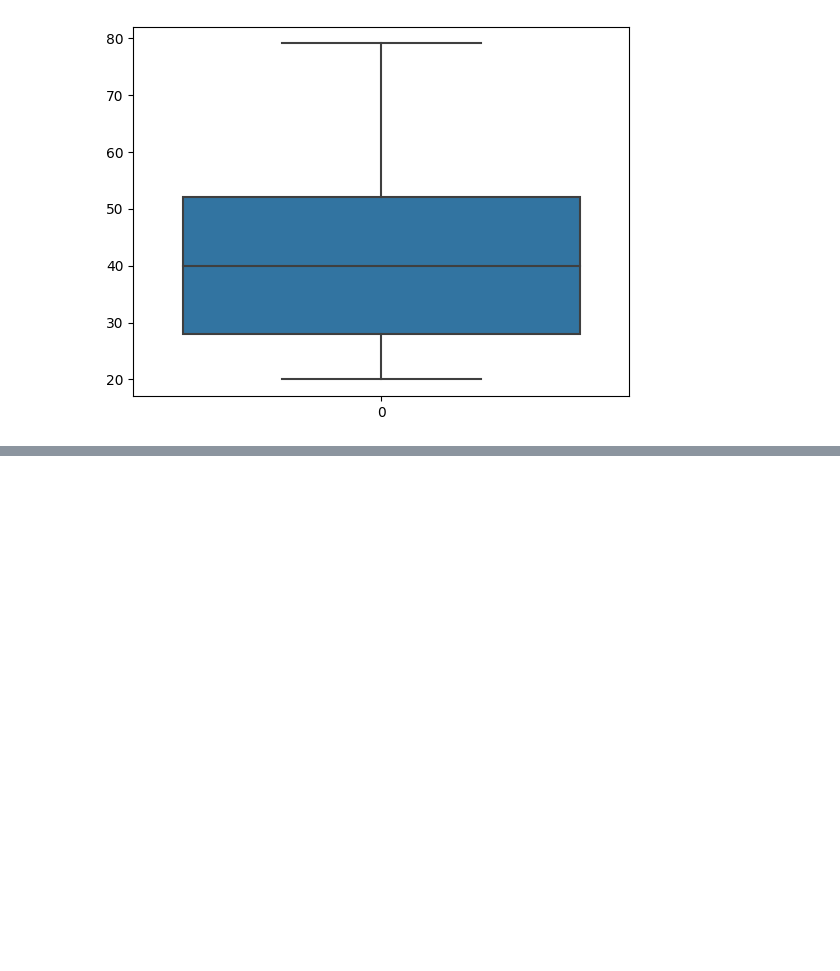
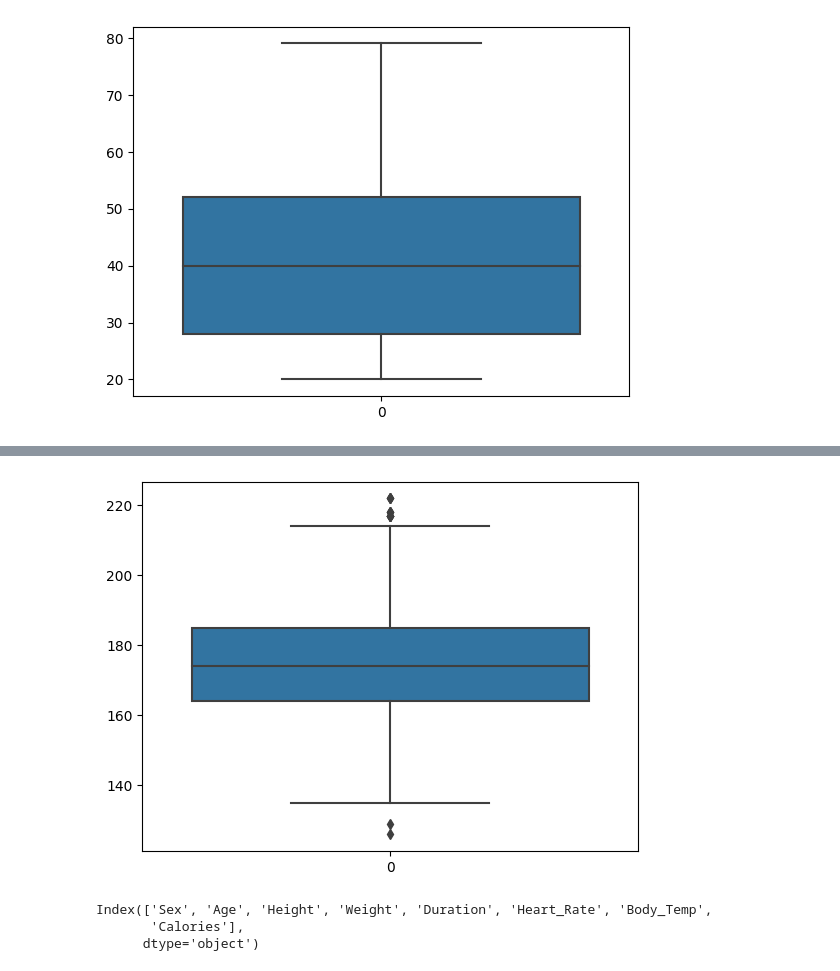
Before and after one commit to rkmaurya93049/ML_Work, a Jupyter notebook: calories-pred.ipynb, the cells around one changed output, grey strips where cells are left out. Saved outputs shown, nothing was run; the diff lists cells and outputs as text; code cells hidden in the pictures; blank space fills up the shorter version.

```diff
--- a/calories-pred.ipynb
+++ b/calories-pred.ipynb
@@ -124,0 +108,11 @@ sns.regplot(y=df['Age'],x=df['Calories'])
+# %%
+sns.boxplot(df['Height'])
+plt.show()
+# %% [output]
+[figure, added]
+# %%
+df.columns
+# %% [output]
+Index(['Sex', 'Age', 'Height', 'Weight', 'Duration', 'Heart_Rate', 'Body_Temp',
+       'Calories'],
+      dtype='object')
```
Also changed, not shown: parts of 53 cells of this notebook.
